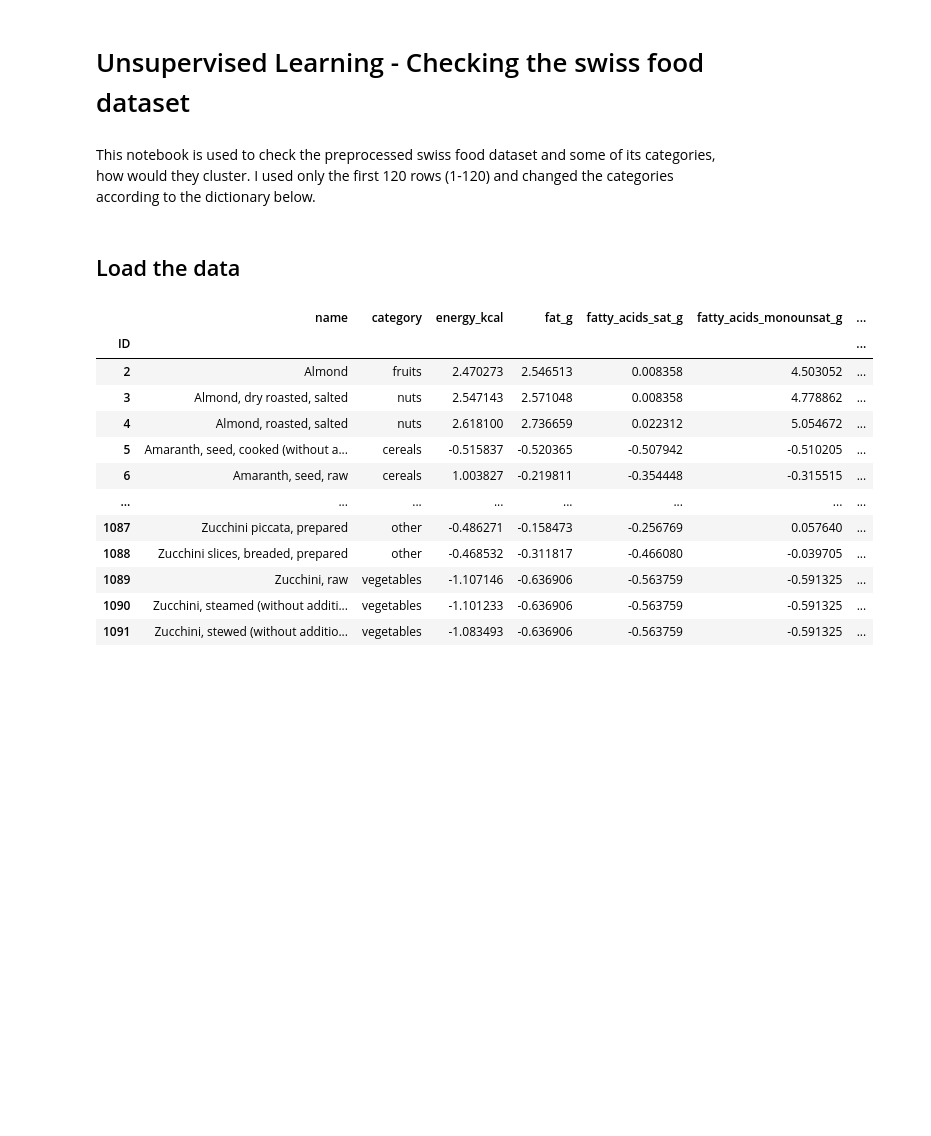
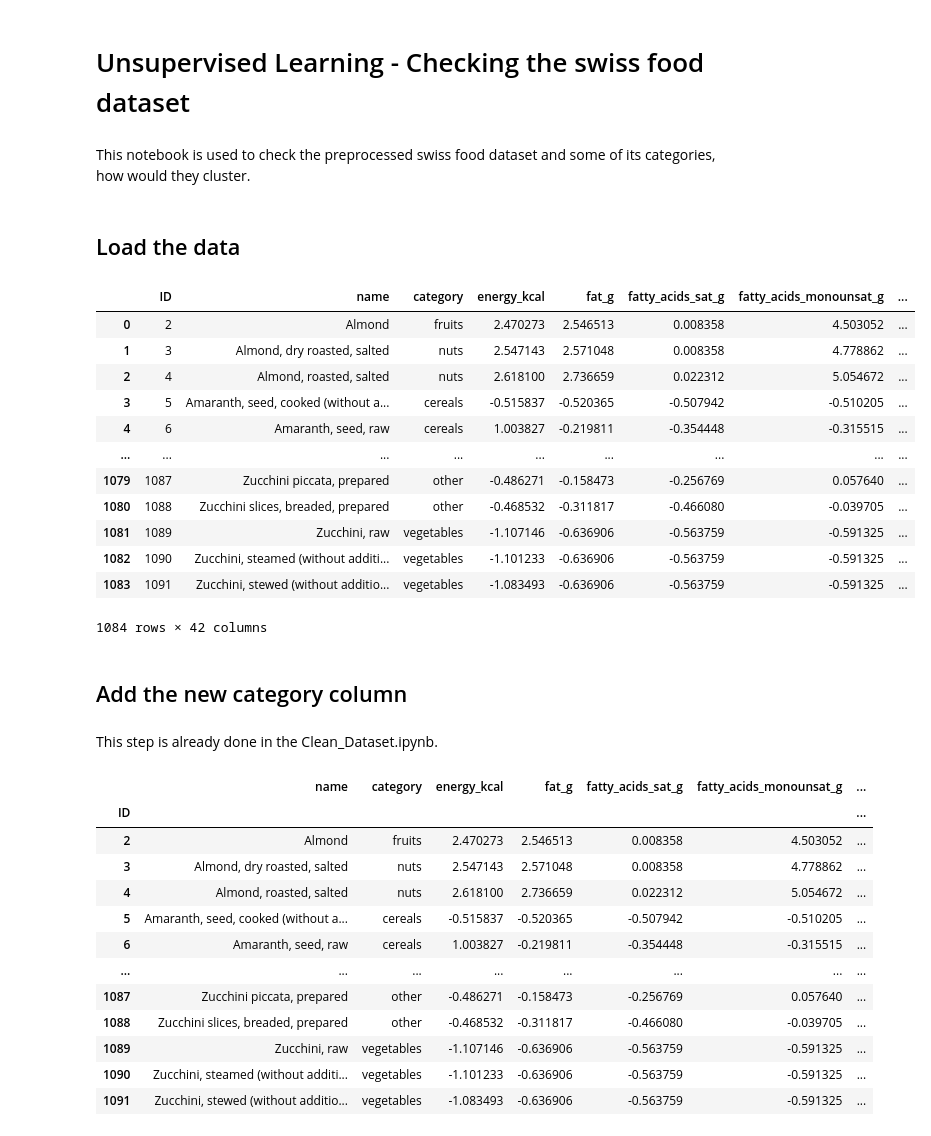
Before and after one commit to fsb-edu/ML4Food, a Jupyter notebook: auxilary_notebooks/Unsupervised_trial.ipynb, the cells around one changed output. Drawn from its saved outputs; the diff is of its cells as text; code cells hidden in the pictures; blank space fills up the shorter version.

```diff
--- a/auxilary_notebooks/Unsupervised_trial.ipynb
+++ b/auxilary_notebooks/Unsupervised_trial.ipynb
@@ -1,7 +1,7 @@
 # %% [markdown]
 # Unsupervised Learning - Checking the swiss food dataset
 # %% [markdown]
-This notebook is used to check the preprocessed swiss food dataset and some of its categories, how would they cluster. I used only the first 120 rows (1-120) and changed the categories according to the dictionary below.
+This notebook is used to check the preprocessed swiss food dataset and some of its categories, how would they cluster.
 # %%
 import pandas as  pd
 import matplotlib.pyplot as plt
@@ -16,7 +16,28 @@ import ipywidgets as widgets
 # %% [markdown]
 ## Load the data
 # %%
-dataset = pd.read_csv('../data/swiss_food_composition_proc.csv', index_col=0)
+dataset = pd.read_csv('..\data\swiss_food_composition_proc.csv', index_col=0)
+# %%
+#dataset = dataset.iloc[1:121, :] # working only with the first 120 food samples
+dataset
+# %% [output]
+|  | ID | name | category | energy_kcal | fat_g | fatty_acids_sat_g | fatty_acids_monounsat_g | ... |
+| 0 | 2 | Almond | fruits | 2.470273 | 2.546513 | 0.008358 | 4.503052 | ... |
+| 1 | 3 | Almond, dry roasted, salted | nuts | 2.547143 | 2.571048 | 0.008358 | 4.778862 | ... |
+| 2 | 4 | Almond, roasted, salted | nuts | 2.618100 | 2.736659 | 0.022312 | 5.054672 | ... |
+| 3 | 5 | Amaranth, seed, cooked (without a... | cereals | -0.515837 | -0.520365 | -0.507942 | -0.510205 | ... |
+| 4 | 6 | Amaranth, seed, raw | cereals | 1.003827 | -0.219811 | -0.354448 | -0.315515 | ... |
+| ... | ... | ... | ... | ... | ... | ... | ... | ... |
+| 1079 | 1087 | Zucchini piccata, prepared | other | -0.486271 | -0.158473 | -0.256769 | 0.057640 | ... |
+| 1080 | 1088 | Zucchini slices, breaded, prepared | other | -0.468532 | -0.311817 | -0.466080 | -0.039705 | ... |
+| 1081 | 1089 | Zucchini, raw | vegetables | -1.107146 | -0.636906 | -0.563759 | -0.591325 | ... |
+| 1082 | 1090 | Zucchini, steamed (without additi... | vegetables | -1.101233 | -0.636906 | -0.563759 | -0.591325 | ... |
+| 1083 | 1091 | Zucchini, stewed (without additio... | vegetables | -1.083493 | -0.636906 | -0.563759 | -0.591325 | ... |
+1084 rows × 42 columns
+# %% [markdown]
+## Add the new category column
+# %% [markdown]
+This step is already done in the Clean_Dataset.ipynb.
 # %%
 #dataset = dataset.iloc[1:121, :] # working only with the first 120 food samples
 dataset
```
Also changed, not shown: 3 other files.
